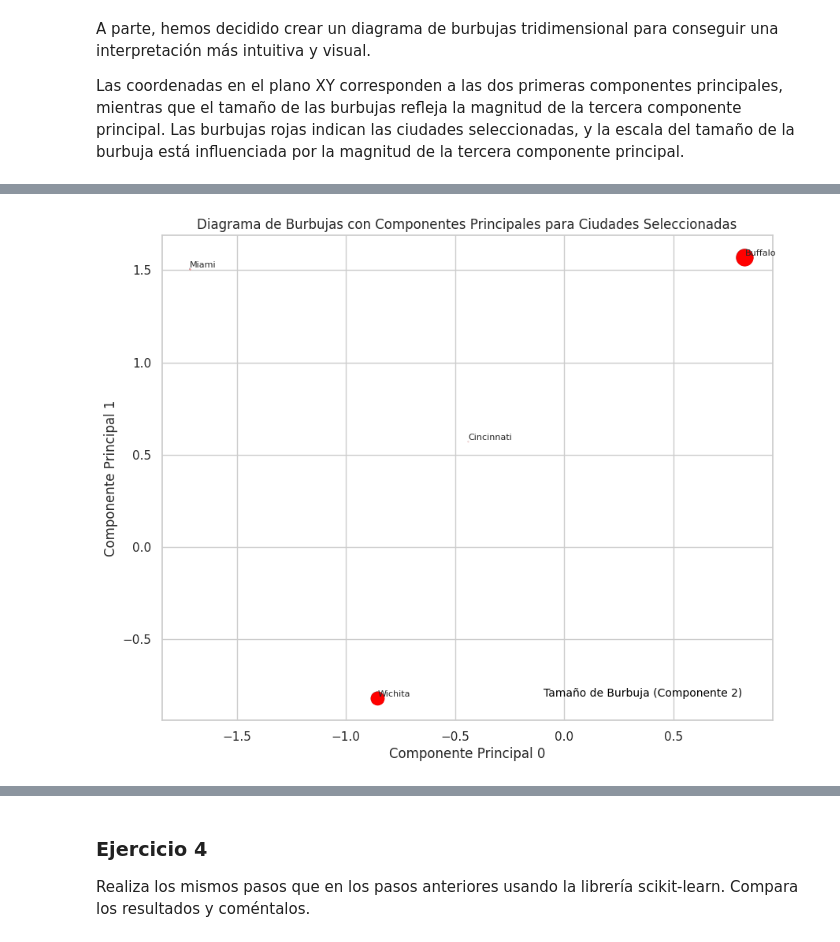
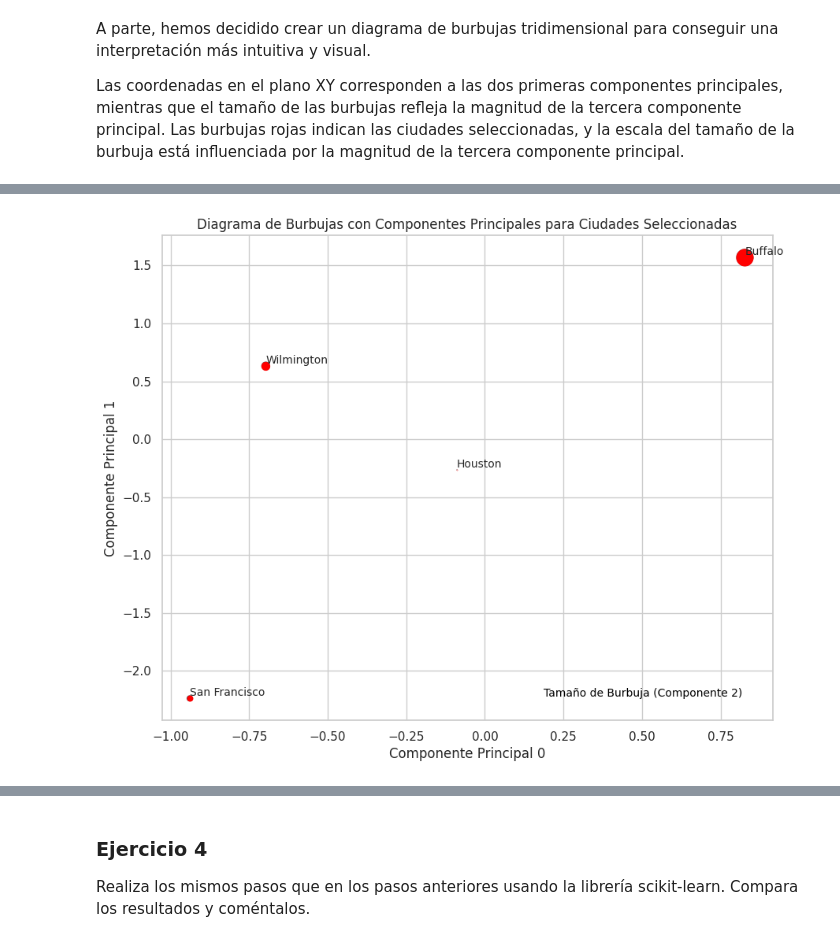
Before and after one commit to CeliaDiazSanchez/Data-Mining, a Jupyter notebook: LAB01.ipynb, the cells around one changed output, grey strips where cells are left out. Cells and saved outputs as stored; diff of their text form; code cells hidden in the pictures.

```diff
--- a/LAB01.ipynb
+++ b/LAB01.ipynb
@@ -247,0 +340,10 @@ plt.show()
+# %%
+# con people vaccinated de los 4 paises si su suma da UK
+suma_UK = 0
+for i in range(64):
+  suma_individuals = 0
+  for pais in conteo[:4].index:
+    suma_individuals = df[df['country'] == pais].iloc[i]['people_vaccinated'] + suma_individuals
+
+  suma_UK = df[df['country'] == 'United Kingdom'].iloc[i]['people_vaccinated']
+  print([round(suma_individuals), round(suma_UK)])
@@ -735,0 +1022,2 @@ No hay ningún valor NaN que pueda ocasionar problemas en el estudio de los dato
+# %%
+df = df.set_index('Ciudad')
@@ -735,0 +1026,18 @@ No hay ningún valor NaN que pueda ocasionar problemas en el estudio de los dato
+# %%
+import matplotlib.pyplot as plt
+
+# Crear subplots para cada columna del DataFrame
+fig, axs = plt.subplots(nrows=1, ncols=4, figsize=(15, 5))
+
+# Iterar sobre cada columna y dibujar un boxplot en el subplot correspondiente
+columnas = ['SO2', 'Neg.Temp', 'Viento', 'Precip']
+unidades = ['ppm', 'ºF', 'mph', 'inches']
+for i, columna in enumerate(columnas):
+    axs[i].boxplot(df[columna])
+    axs[i].set_title(columna + ' (' + unidades[i] + ')')  # Concatenar nombre de la columna y unidad
+
+# Ajustar el espaciado entre subplots
+plt.tight_layout()
+
+# Mostrar los subplots
+plt.show()
@@ -1038,14 +1426,14 @@ de forma aleatoria y explicar qué pasa con ellas.
 Para seleccionar las 4 ciudades aleatorias, hemos añadido una semilla para sacar conclusiones precisas y que las explicaciones estén acordes a la devolución de resultados, pero comentando la línea 5 del código funciona el resto del código igual.
 # %%
 # Fija la semilla para reproducibilidad
-np.random.seed(42)
+np.random.seed(4)
 
 # Seleccionar 4 ciudades aleatorias
 ciudades_aleatorias = df_pca.sample(4)
 
 # Mostrar información sobre las ciudades seleccionadas
 print("Información sobre las ciudades seleccionadas:")
-print(ciudades_aleatorias[['Ciudad', 'Componente_0', 'Componente_1', 'Componente_2']])
+print(ciudades_aleatorias[['Componente_0', 'Componente_1', 'Componente_2']])
 
 # Crear una figura tridimensional
 fig = plt.figure(figsize=(12, 10))
@@ -1053,6 +1441,7 @@ ax = fig.add_subplot(111, projection='3d')
 
 # Scatter plot tridimensional
 scatter = ax.scatter(df_pca['Componente_0'], df_pca['Componente_1'], df_pca['Componente_2'], s=50, alpha=0.6)
+
 
 # Configurar etiquetas de ejes
 ax.set_xlabel('Componente Principal 1')
@@ -1065,7 +1454,7 @@ plt.title('Diagrama de Dispersión Tridimensional con Componentes Principales')
 # Resaltar las ciudades seleccionadas y agregar etiquetas
 for i, ciudad in ciudades_aleatorias.iterrows():
     ax.scatter(ciudad['Componente_0'], ciudad['Componente_1'], ciudad['Componente_2'], s=100, color='red', label='Ciudades Seleccionadas')
-    ax.text(ciudad['Componente_0'], ciudad['Componente_1'], ciudad['Componente_2'], ciudad['Ciudad'], fontsize=8, ha='left', va='bottom')
+    ax.text(ciudad['Componente_0'], ciudad['Componente_1'], ciudad['Componente_2'], ciudad.name)
 
 # Mostrar el gráfico
 plt.show()
@@ -1114,32 +1523,32 @@ bubble_sizes = []
 
 # Calcular el tamaño de la burbuja basado en la magnitud de la Componente Principal 2
 for valor in ciudades_aleatorias['Componente_2']:
     if valor >= 0:
         bubble_sizes.append(abs(valor) * 120)
     else:
         bubble_sizes.append(abs(valor) / 50)
 
 
 # Crear el diagrama de burbujas
 scatter = ax.scatter(ciudades_aleatorias['Componente_0'], ciudades_aleatorias['Componente_1'],
                      s=bubble_sizes, alpha=0.6, c='blue', edgecolors='black')
 
 # Configurar etiquetas de ejes
 ax.set_xlabel('Componente Principal 0')
 ax.set_ylabel('Componente Principal 1')
 
 # Añadir un título
 plt.title('Diagrama de Burbujas con Componentes Principales para Ciudades Seleccionadas')
 
 # Resaltar las ciudades seleccionadas y agregar etiquetas
 for i, (index, ciudad) in enumerate(ciudades_aleatorias.iterrows()):
     ax.scatter(ciudad['Componente_0'], ciudad['Componente_1'], s=bubble_sizes[i], color='red', label='Ciudades Seleccionadas')
-    ax.text(ciudad['Componente_0'], ciudad['Componente_1'], ciudad['Ciudad'], fontsize=8, ha='left', va='bottom')
+    ax.text(ciudad['Componente_0'], ciudad['Componente_1'], index, fontsize=10, ha='left', va='bottom')
 
 # Añadir un comentario explicativo sobre el tamaño de la burbuja (Componente 2)
 ax.text(0.95, 0.05, 'Tamaño de Burbuja (Componente 2)', transform=ax.transAxes, fontsize=10, color='black', ha='right')
 
 # Mostrar el gráfico
 plt.show()
 # %% [output]
-[figure, old version]
+[figure, new version]
```
Also changed, not shown: parts of 130 cells of this notebook.
